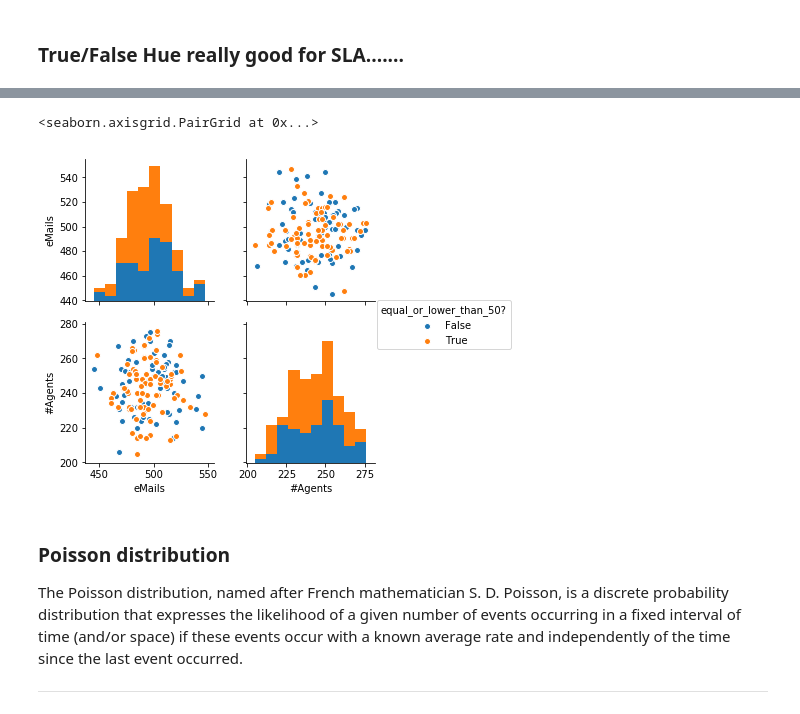
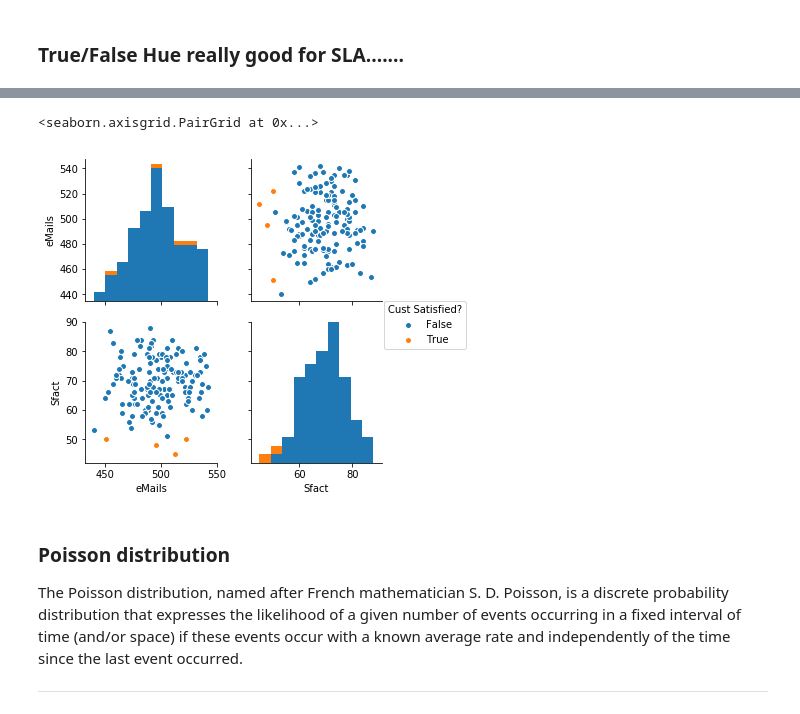
Before and after one commit to eamonnofarrell/Programming_Project, a Jupyter notebook: Prog_Project.ipynb, the cells around one changed output, grey strips where cells are left out. Cells and saved outputs as stored; diff of their text form; code cells hidden in the pictures.

```diff
--- a/Prog_Project.ipynb
+++ b/Prog_Project.ipynb
@@ -69,10 +69,10 @@ Calls["SpdAns"] = pd.DataFrame.assign(np.random.poisson(65, len(rng)))
 Calls["AvgHand"] = pd.DataFrame.assign(np.random.poisson(15, len(rng)))
 Calls["eMails"] = pd.DataFrame.assign(np.random.poisson(500, len(rng)))
 Calls["Avail"] = pd.DataFrame.assign(np.random.poisson(347, len(rng)))
-Calls["#Agents"] = pd.DataFrame.assign(np.random.poisson(241, len(rng)))
-#Calls["Ocup %"] = pd.DataFrame.assign((Calls.#Agents / Calls.Avail)*100)
-#Calls["Ocup %"] = Calls["Ocup %"].apply(np.round)
+Calls["NumAgent"] = pd.DataFrame.assign(np.random.poisson(241, len(rng)))
+Calls["Ocup %"] = pd.DataFrame.assign((Calls.NumAgent / Calls.Avail)*100)
+Calls["Ocup %"] = Calls["Ocup %"].apply(np.round)
 Calls["CR%"] =  pd.DataFrame.assign(np.random.poisson(50, len(rng)))
-Calls["Sfact%"] =  pd.DataFrame.assign(np.random.poisson(70, len(rng)))
-Calls
+Calls["Sfact"] =  pd.DataFrame.assign(np.random.poisson(70, len(rng)))
+Calls.head()
 # %% [output]
@@ -206,0 +199,4 @@ sns.pairplot(Calls, hue='equal_or_lower_than_50?', vars=['Avail', '#Agents'])
+# %%
+Calls.loc[Calls.Sfact <= 50, 'Cust Satisfied?'] = 'True'
+Calls.loc[Calls.Sfact > 50, 'Cust Satisfied?'] = 'False'
+Calls.head()
@@ -216,9 +227,9 @@ Calls.loc[:, 'eMails']
 # %%
 import seaborn as sns
-sns.pairplot(Calls, hue='equal_or_lower_than_50?', vars=['eMails', '#Agents'])
+sns.pairplot(Calls, hue='Cust Satisfied?', vars=['eMails', 'Sfact'])
 # %% [output]
 <seaborn.axisgrid.PairGrid at 0x...>
-[figure, old version]
+[figure, new version]
 # %% [markdown]
 ### Poisson distribution
 The Poisson distribution, named after French mathematician S. D. Poisson, is a discrete probability distribution that expresses the likelihood of a given number of events occurring in a fixed interval of time (and/or space) if these events occur with a known average rate and independently of the time since the last event occurred.
```
Also changed, not shown: parts of 13 cells of this notebook.
